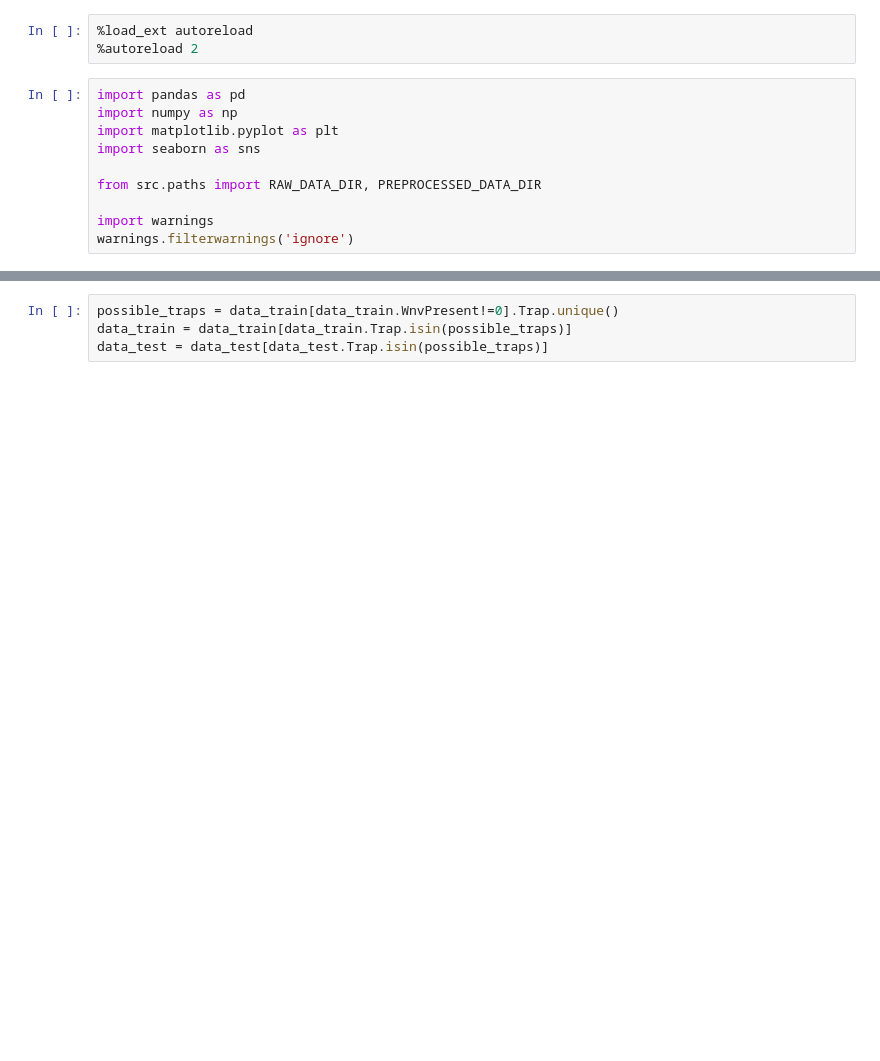
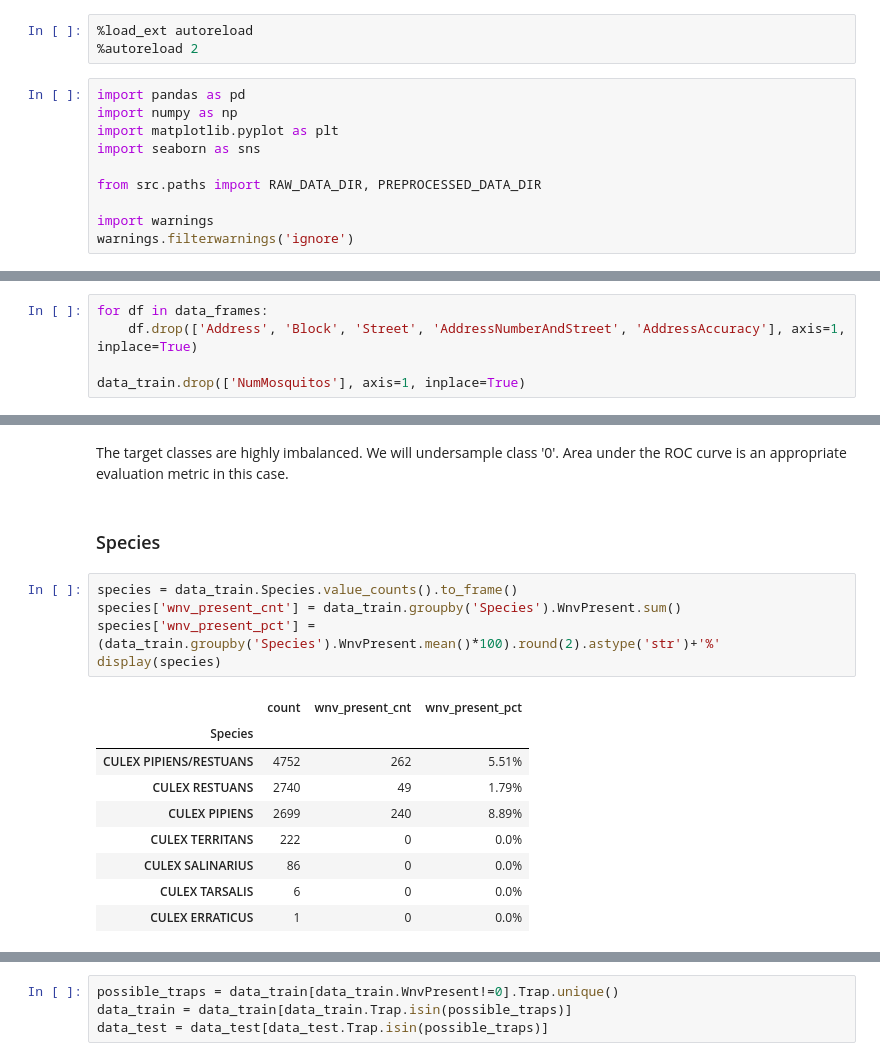
Before and after one commit to AgaZgo/west_nile_virus_prediction, a Jupyter notebook: notebooks/exploratory_data_analysis.ipynb, the cells around one changed output, grey strips where cells are left out. Saved outputs shown, nothing was run; the diff lists cells and outputs as text; blank space fills up the shorter version.

```diff
--- a/notebooks/exploratory_data_analysis.ipynb
+++ b/notebooks/exploratory_data_analysis.ipynb
@@ -48,0 +40,5 @@ data_test.Date = pd.to_datetime(data_test.Date)
+# %%
+for df in data_frames:
+    df.drop(['Address', 'Block', 'Street', 'AddressNumberAndStreet', 'AddressAccuracy'], axis=1, inplace=True)
+
+data_train.drop(['NumMosquitos'], axis=1, inplace=True)
@@ -48,0 +99,19 @@ data_test.Date = pd.to_datetime(data_test.Date)
+# %% [markdown]
+The target classes are highly imbalanced. We will undersample class '0'. Area under the ROC curve is an appropriate evaluation metric in this case.
+# %% [markdown]
+### Species
+# %%
+species = data_train.Species.value_counts().to_frame()
+species['wnv_present_cnt'] = data_train.groupby('Species').WnvPresent.sum()
+species['wnv_present_pct'] = (data_train.groupby('Species').WnvPresent.mean()*100).round(2).astype('str')+'%'
+display(species)
+# %% [output]
+|  | count | wnv_present_cnt | wnv_present_pct |
+| Species |  |  |  |
+| CULEX PIPIENS/RESTUANS | 4752 | 262 | 5.51% |
+| CULEX RESTUANS | 2740 | 49 | 1.79% |
+| CULEX PIPIENS | 2699 | 240 | 8.89% |
+| CULEX TERRITANS | 222 | 0 | 0.0% |
+| CULEX SALINARIUS | 86 | 0 | 0.0% |
+| CULEX TARSALIS | 6 | 0 | 0.0% |
+| CULEX ERRATICUS | 1 | 0 | 0.0% |
```
Also changed, not shown: parts of 25 cells of this notebook.
